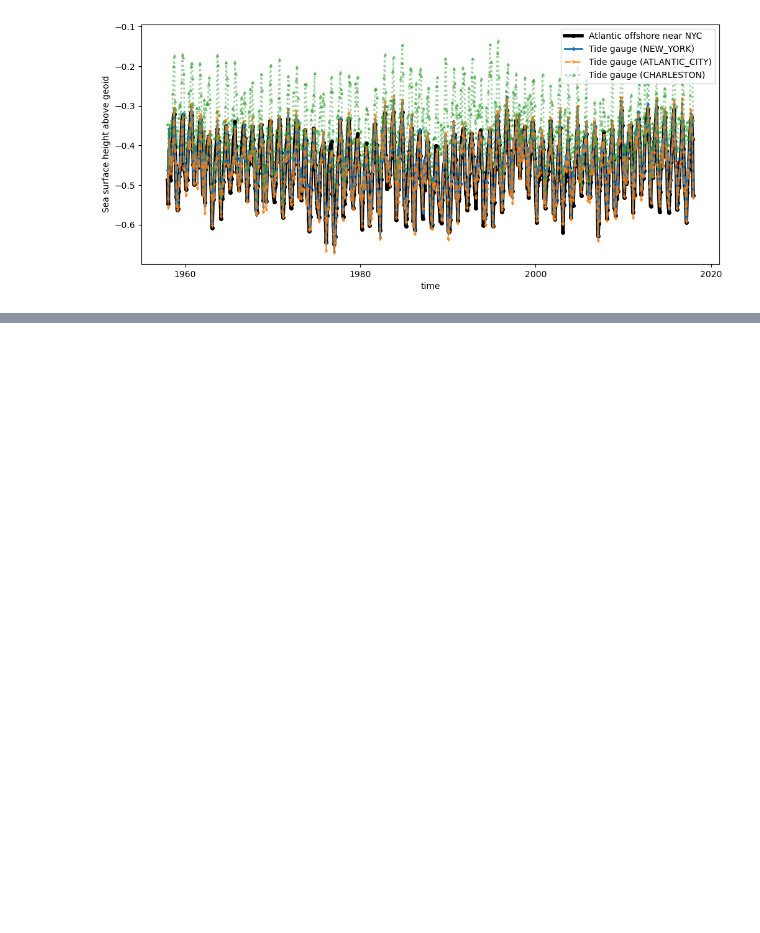
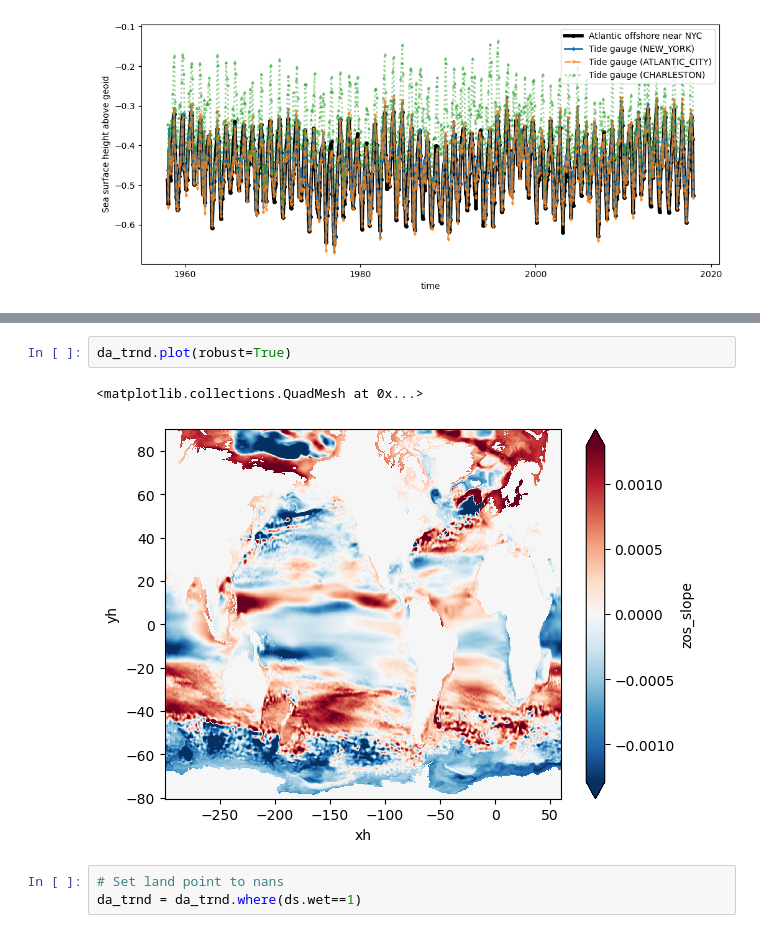
Before and after one commit to jetesdal/sea_level_covariability, a Jupyter notebook: notebooks/Intro_DSL_model_output.ipynb, the cells around one changed output, grey strips where cells are left out. Saved outputs shown, nothing was run; the diff lists cells and outputs as text; blank space fills up the shorter version.

```diff
--- a/notebooks/Intro_DSL_model_output.ipynb
+++ b/notebooks/Intro_DSL_model_output.ipynb
@@ -242,0 +311,8 @@ plt.show()
+# %%
+da_trnd.plot(robust=True)
+# %% [output]
+<matplotlib.collections.QuadMesh at 0x...>
+[figure, added]
+# %%
+# Set land point to nans
+da_trnd = da_trnd.where(ds.wet==1)
```
Also changed, not shown: parts of 19 cells of this notebook, 3 other files.
